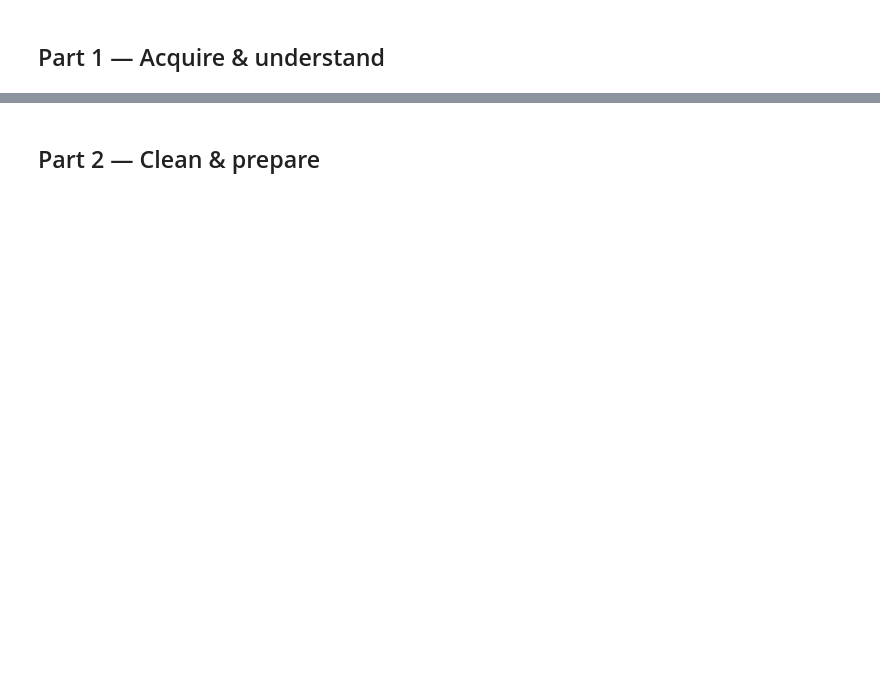
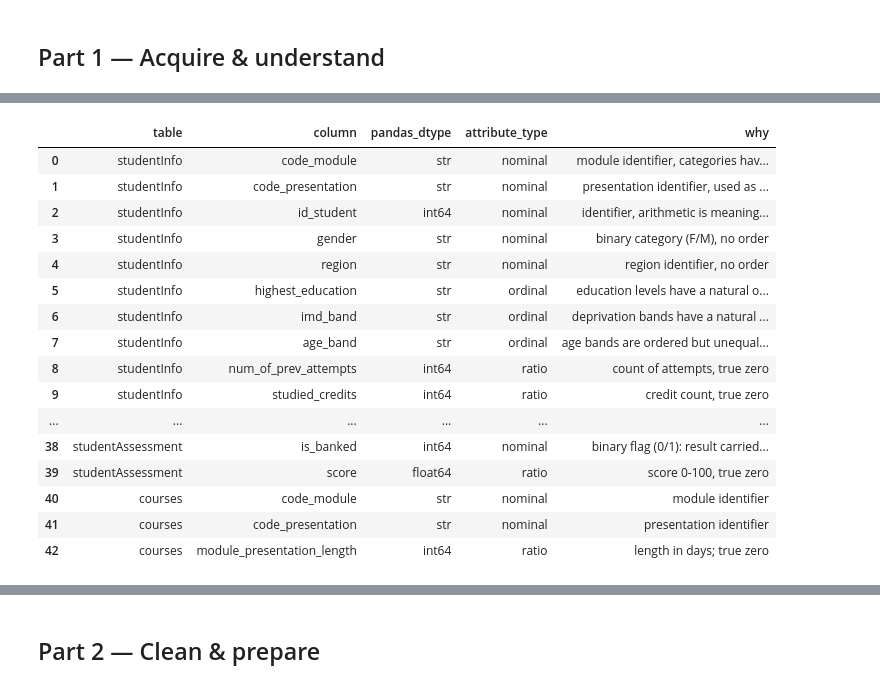
Before and after one commit to thepenguinsfan/uofg, a Jupyter notebook: CIS4020/a1_LucLevesque.ipynb, the cells around one changed output, grey strips where cells are left out. Saved outputs shown, nothing was run; the diff lists cells and outputs as text; code cells hidden in the pictures; blank space fills up the shorter version.

```diff
--- a/CIS4020/a1_LucLevesque.ipynb
+++ b/CIS4020/a1_LucLevesque.ipynb
@@ -88,71 +104,88 @@ print(si["final_result"].value_counts())
 # %%
 # Attribute-type table: one row per column across all 7 tables.
-# The pandas dtype is read from the loaded tables (so it always matches what pandas actually inferred);
-# the attribute type is my judgement of what the values MEAN (nominal / ordinal / interval / ratio).
+# The pandas dtype is read from the loaded tables (so it always matches what pandas actually inferred)
 ATTRS = [
     # (table, column, attribute_type, why)
-    ("studentInfo", "code_module",          "nominal",  "module identifier; categories have no order"),
-    ("studentInfo", "code_presentation",    "nominal",  "presentation identifier (year + B=Feb / J=Oct start); used as a label"),
-    ("studentInfo", "id_student",           "nominal",  "identifier; arithmetic is meaningless"),
-    ("studentInfo", "gender",               "nominal",  "binary category (F/M); no order"),
-    ("studentInfo", "region",               "nominal",  "UK region; no order"),
-    ("studentInfo", "highest_education",    "ordinal",  "education levels have a natural order (No Formal quals < ... < Post Graduate)"),
+    ("studentInfo", "code_module",          "nominal",  "module identifier, categories have no order"),
+    ("studentInfo", "code_presentation",    "nominal",  "presentation identifier, used as a label"),
+    ("studentInfo", "id_student",           "nominal",  "identifier, arithmetic is meaningless"),
+    ("studentInfo", "gender",               "nominal",  "binary category (F/M), no order"),
+    ("studentInfo", "region",               "nominal",  "region identifier, no order"),
+    ("studentInfo", "highest_education",    "ordinal",  "education levels have a natural order"),
     ("studentInfo", "imd_band",             "ordinal",  "deprivation bands have a natural order"),
-    ("studentInfo", "age_band",             "ordinal",  "age bands (0-35 < 35-55 < 55<=) are ordered but unequal in width"),
-    ("studentInfo", "num_of_prev_attempts", "ratio",    "count of attempts; 0 means none, so ratios make sense"),
-    ("studentInfo", "studied_credits",      "ratio",    "credit count; true zero"),
-    ("studentInfo", "disability",           "nominal",  "binary category (Y/N); no order"),
-    ("studentInfo", "final_result",         "ordinal",  "Fail < Pass < Distinction are ordered; Withdrawn sits outside that scale, so use the order with care"),
+    ("studentInfo", "age_band",             "ordinal",  "age bands are ordered but unequal in width"),
+    ("studentInfo", "num_of_prev_attempts", "ratio",    "count of attempts, true zero"),
+    ("studentInfo", "studied_credits",      "ratio",    "credit count, true zero"),
+    ("studentInfo", "disability",           "nominal",  "binary category (Y/N), no order"),
+    ("studentInfo", "final_result",         "ordinal",  "Fail < Pass < Distinction are ordered. Withdrawn sits outside that order"),
 
     ("studentRegistration", "code_module",         "nominal",  "module identifier (join key)"),
     ("studentRegistration", "code_presentation",   "nominal",  "presentation identifier (join key)"),
     ("studentRegistration", "id_student",          "nominal",  "identifier (join key)"),
-    ("studentRegistration", "date_registration",   "interval", "day relative to module start; day 0 is an arbitrary origin and values can be negative"),
-    ("studentRegistration", "date_unregistration", "interval", "day relative to module start; arbitrary origin"),
+    ("studentRegistration", "date_registration",   "interval", "day relative to module start, day 0 is an arbitrary origin and values can be negative"),
+    ("studentRegistration", "date_unregistration", "interval", "day relative to module start, arbitrary origin"),
 
     ("studentVle", "code_module",       "nominal",  "module identifier (join key)"),
     ("studentVle", "code_presentation", "nominal",  "presentation identifier (join key)"),
     ("studentVle", "id_student",        "nominal",  "identifier (join key)"),
     ("studentVle", "id_site",           "nominal",  "VLE material identifier (join key to vle)"),
-    ("studentVle", "date",              "interval", "day relative to module start; arbitrary origin, can be negative"),
-    ("studentVle", "sum_click",         "ratio",    "click count; 0 means no clicks, so ratios make sense"),
+    ("studentVle", "date",              "interval", "day relative to module start, arbitrary origin, can be negative"),
+    ("studentVle", "sum_click",         "ratio",    "click count, true zero"),
 
     ("vle", "id_site",           "nominal",  "VLE material identifier"),
     ("vle", "code_module",       "nominal",  "module identifier"),
     ("vle", "code_presentation", "nominal",  "presentation identifier"),
-    ("vle", "activity_type",     "nominal",  "kind of material (resource, quiz, forum, ...); no order"),
-    ("vle", "week_from",         "interval", "week relative to module start; arbitrary origin"),
-    ("vle", "week_to",           "interval", "week relative to module start; arbitrary origin"),
+    ("vle", "activity_type",     "nominal",  "kind of material, no order"),
+    ("vle", "week_from",         "interval", "week relative to module start, arbitrary origin"),
+    ("vle", "week_to",           "interval", "week relative to module start, arbitrary origin"),
 
     ("assessments", "code_module",       "nominal",  "module identifier"),
     ("assessments", "code_presentation", "nominal",  "presentation identifier"),
     ("assessments", "id_assessment",     "nominal",  "assessment identifier"),
-    ("assessments", "assessment_type",   "nominal",  "TMA / CMA / Exam; no inherent order"),
-    ("assessments", "date",              "interval", "deadline as day relative to module start; arbitrary origin"),
-    ("assessments", "weight",            "ratio",    "% weight of the assessment; 0 means it does not count"),
+    ("assessments", "assessment_type",   "nominal",  "type of assessment, no order"),
+    ("assessments", "date",              "interval", "deadline as day relative to module start, arbitrary origin"),
+    ("assessments", "weight",            "ratio",    "% weight of the assessment, true zero"),
 
     ("studentAssessment", "id_assessment",  "nominal",  "assessment identifier (join key to assessments)"),
     ("studentAssessment", "id_student",     "nominal",  "identifier"),
-    ("studentAssessment", "date_submitted", "interval", "day relative to module start; arbitrary origin"),
+    ("studentAssessment", "date_submitted", "interval", "day relative to module start, arbitrary origin"),
     ("studentAssessment", "is_banked",      "nominal",  "binary flag (0/1): result carried over from a previous presentation"),
-    ("studentAssessment", "score",          "ratio",    "score 0-100; 0 means no marks earned"),
+    ("studentAssessment", "score",          "ratio",    "score 0-100, true zero"),
 
     ("courses", "code_module",                "nominal", "module identifier"),
     ("courses", "code_presentation",          "nominal", "presentation identifier"),
     ("courses", "module_presentation_length", "ratio",   "length in days; true zero"),
 ]
 
 attr_types = pd.DataFrame(
     [(t, col, str(tables[t][col].dtype), a_type, why) for t, col, a_type, why in ATTRS],
     columns=["table", "column", "pandas_dtype", "attribute_type", "why"])
 
 # sanity check: every column of every table is classified exactly once
 covered = set(zip(attr_types["table"], attr_types["column"]))
 expected = {(t, col) for t, df in tables.items() for col in df.columns}
 assert covered == expected and len(attr_types) == len(expected), expected ^ covered
 
 with pd.option_context("display.max_rows", None, "display.max_colwidth", None):
     display(attr_types)
+# %% [output]
+|  | table | column | pandas_dtype | attribute_type | why |
+| 0 | studentInfo | code_module | str | nominal | module identifier, categories hav... |
+| 1 | studentInfo | code_presentation | str | nominal | presentation identifier, used as ... |
+| 2 | studentInfo | id_student | int64 | nominal | identifier, arithmetic is meaning... |
+| 3 | studentInfo | gender | str | nominal | binary category (F/M), no order |
+| 4 | studentInfo | region | str | nominal | region identifier, no order |
+| 5 | studentInfo | highest_education | str | ordinal | education levels have a natural o... |
+| 6 | studentInfo | imd_band | str | ordinal | deprivation bands have a natural ... |
+| 7 | studentInfo | age_band | str | ordinal | age bands are ordered but unequal... |
+| 8 | studentInfo | num_of_prev_attempts | int64 | ratio | count of attempts, true zero |
+| 9 | studentInfo | studied_credits | int64 | ratio | credit count, true zero |
+| ... | ... | ... | ... | ... | ... |
+| 38 | studentAssessment | is_banked | int64 | nominal | binary flag (0/1): result carried... |
+| 39 | studentAssessment | score | float64 | ratio | score 0-100, true zero |
+| 40 | courses | code_module | str | nominal | module identifier |
+| 41 | courses | code_presentation | str | nominal | presentation identifier |
+| 42 | courses | module_presentation_length | int64 | ratio | length in days; true zero |
 # %%
 # Inspect the remaining tables the same way as studentInfo above: shape, columns, dtypes, first rows,
 # and what ONE row represents.
```
Also changed, not shown: parts of 29 cells of this notebook.
